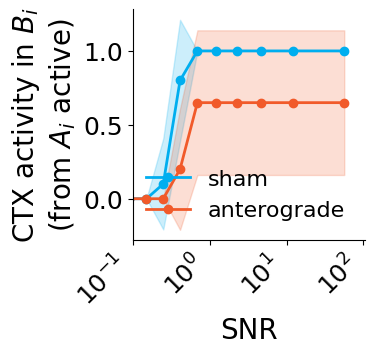
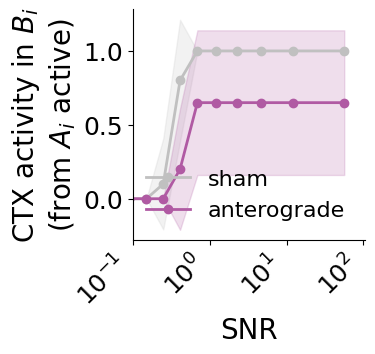
Unified diff of the notebook cell whose output changed from the first chart to the second:
--- before
+++ after
@@ -28,9 +28,9 @@
 anterograde_std = association_summary["anterograde_target_ctx_mean_std"].fillna(0).values[finite_mask]
 
-ax.plot(x, sham_mean, marker='o', color=blue, linewidth=2, label='sham')
-ax.fill_between(x, sham_mean - sham_std, sham_mean + sham_std, color=blue, alpha=0.2)
+ax.plot(x, sham_mean, marker='o', color=gray, linewidth=2, label='sham')
+ax.fill_between(x, sham_mean - sham_std, sham_mean + sham_std, color=gray, alpha=0.2)
 
-ax.plot(x, anterograde_mean, marker='o', color=red, linewidth=2, label='anterograde')
-ax.fill_between(x, anterograde_mean - anterograde_std, anterograde_mean + anterograde_std, color=red, alpha=0.2)
+ax.plot(x, anterograde_mean, marker='o', color=purple, linewidth=2, label='anterograde')
+ax.fill_between(x, anterograde_mean - anterograde_std, anterograde_mean + anterograde_std, color=purple, alpha=0.2)
 
 ax.set_xlabel('SNR', fontsize=20)

Commit: figures color standardized